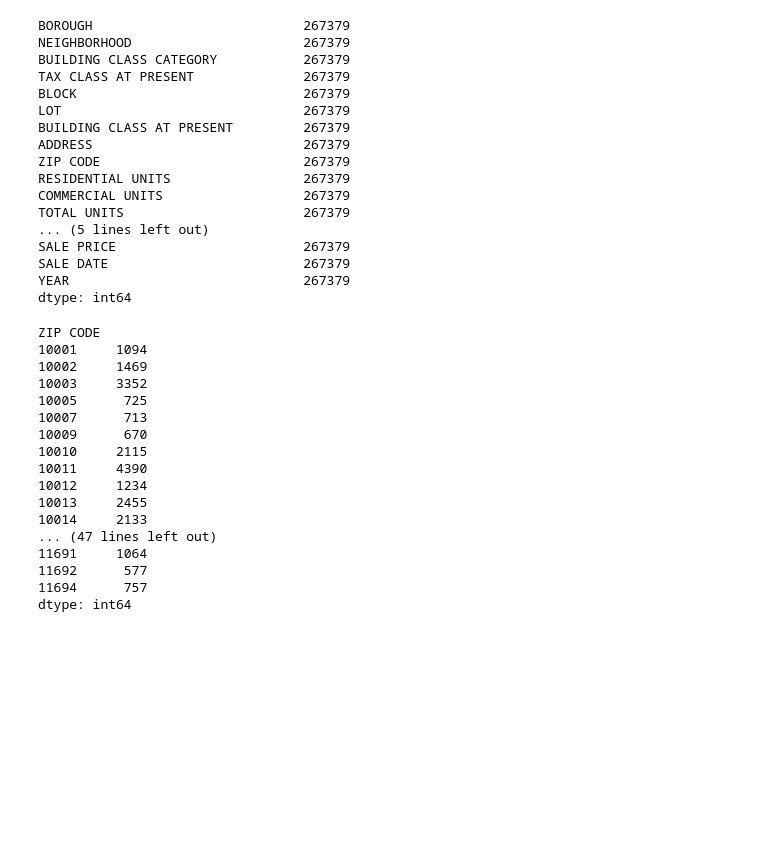
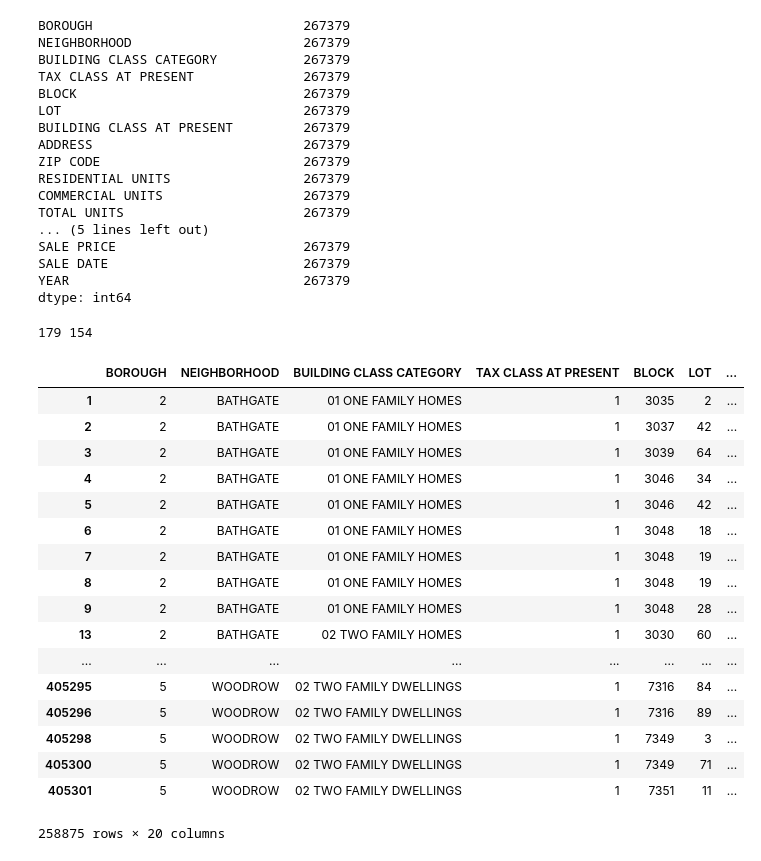
Before and after one commit to asaich/cs109final, a Jupyter notebook: Make_Features.ipynb, the cells around one changed output. Saved outputs shown, nothing was run; the diff lists cells and outputs as text; code cells hidden in the pictures; blank space fills up the shorter version.

```diff
--- a/Make_Features.ipynb
+++ b/Make_Features.ipynb
@@ -88,29 +88,40 @@ SALE PRICE                        267379
 SALE DATE                         267379
 YEAR                              267379
 dtype: int64
-# %%
-#Zip Codes to Keep
-groups = (df.groupby('ZIP CODE').count() > 500)
-zips = groups[groups['BLOCK'] == True].index
+# %%
+#Only keep Zip Codes with data from all 4 Years
+Num_Years = 5
+EveryYear = (df.groupby('ZIP CODE')['YEAR'].nunique() == Num_Years)
+zips = EveryYear[EveryYear == True].index
+
+#Only keep Zip Codes with over 500 sales in the last 4 years
+threshold = 500
+Enough_Sales = (df.groupby('ZIP CODE').count() > threshold)
+zips2 = groups[groups['BLOCK'] == True].index
+print len(zips), len(zips2)
+# %% [output]
+179 154
+# %%
+#Find intersection
+keep_zips = np.intersect1d(zips,zips2)
 # %%
-clean = df[df['ZIP CODE'].isin(zips)]
+df[df['ZIP CODE'].isin(keep_zips)]
+# %% [output]
+|  | BOROUGH | NEIGHBORHOOD | BUILDING CLASS CATEGORY | TAX CLASS AT PRESENT | BLOCK | LOT | ... |
+| 1 | 2 | BATHGATE | 01 ONE FAMILY HOMES | 1 | 3035 | 2 | ... |
+| 2 | 2 | BATHGATE | 01 ONE FAMILY HOMES | 1 | 3037 | 42 | ... |
+| 3 | 2 | BATHGATE | 01 ONE FAMILY HOMES | 1 | 3039 | 64 | ... |
+| 4 | 2 | BATHGATE | 01 ONE FAMILY HOMES | 1 | 3046 | 34 | ... |
+| 5 | 2 | BATHGATE | 01 ONE FAMILY HOMES | 1 | 3046 | 42 | ... |
+| 6 | 2 | BATHGATE | 01 ONE FAMILY HOMES | 1 | 3048 | 18 | ... |
+| 7 | 2 | BATHGATE | 01 ONE FAMILY HOMES | 1 | 3048 | 19 | ... |
+| 8 | 2 | BATHGATE | 01 ONE FAMILY HOMES | 1 | 3048 | 19 | ... |
+| 9 | 2 | BATHGATE | 01 ONE FAMILY HOMES | 1 | 3048 | 28 | ... |
+| 13 | 2 | BATHGATE | 02 TWO FAMILY HOMES | 1 | 3030 | 60 | ... |
+| ... | ... | ... | ... | ... | ... | ... | ... |
+| 405295 | 5 | WOODROW | 02 TWO FAMILY DWELLINGS | 1 | 7316 | 84 | ... |
+| 405296 | 5 | WOODROW | 02 TWO FAMILY DWELLINGS | 1 | 7316 | 89 | ... |
+| 405298 | 5 | WOODROW | 02 TWO FAMILY DWELLINGS | 1 | 7349 | 3 | ... |
+| 405300 | 5 | WOODROW | 02 TWO FAMILY DWELLINGS | 1 | 7349 | 71 | ... |
+| 405301 | 5 | WOODROW | 02 TWO FAMILY DWELLINGS | 1 | 7351 | 11 | ... |
+258875 rows × 20 columns
-# %%
-clean.groupby(['ZIP CODE']).size()
-# %% [output]
-ZIP CODE
-10001     1094
-10002     1469
-10003     3352
-10005      725
-10007      713
-10009      670
-10010     2115
-10011     4390
-10012     1234
-10013     2455
-10014     2133
-... (47 lines left out)
-11691     1064
-11692      577
-11694      757
-dtype: int64
```
